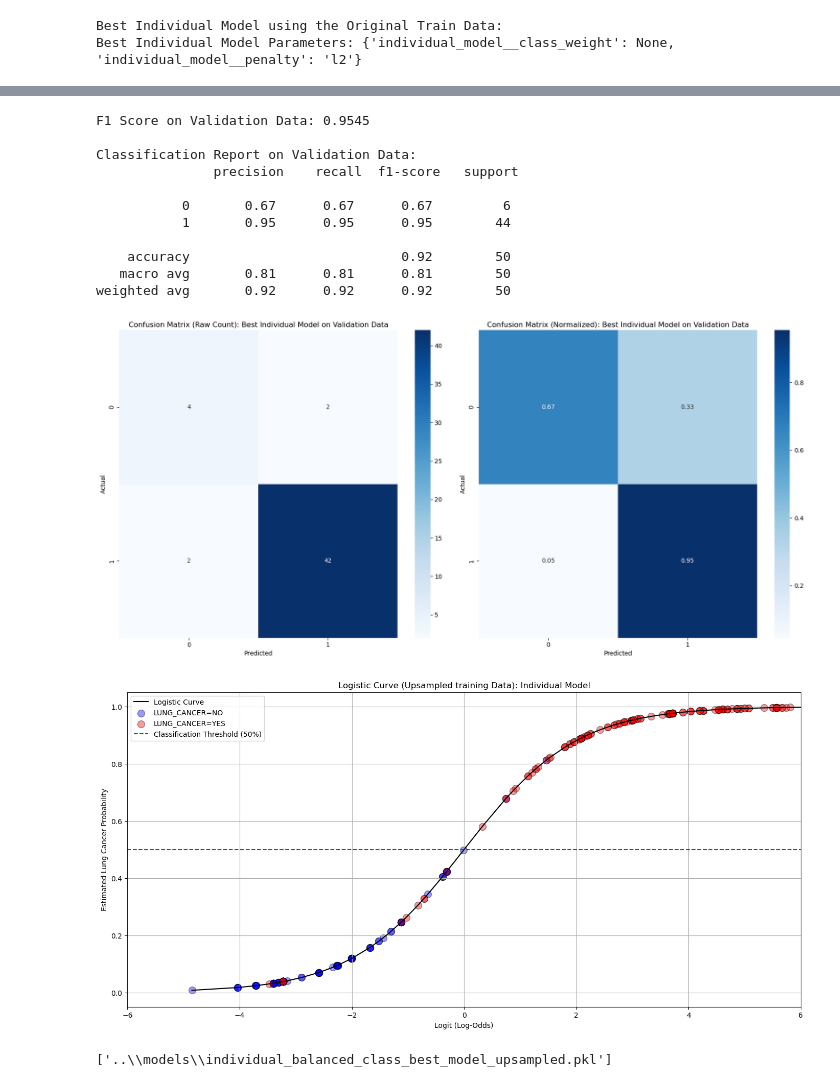
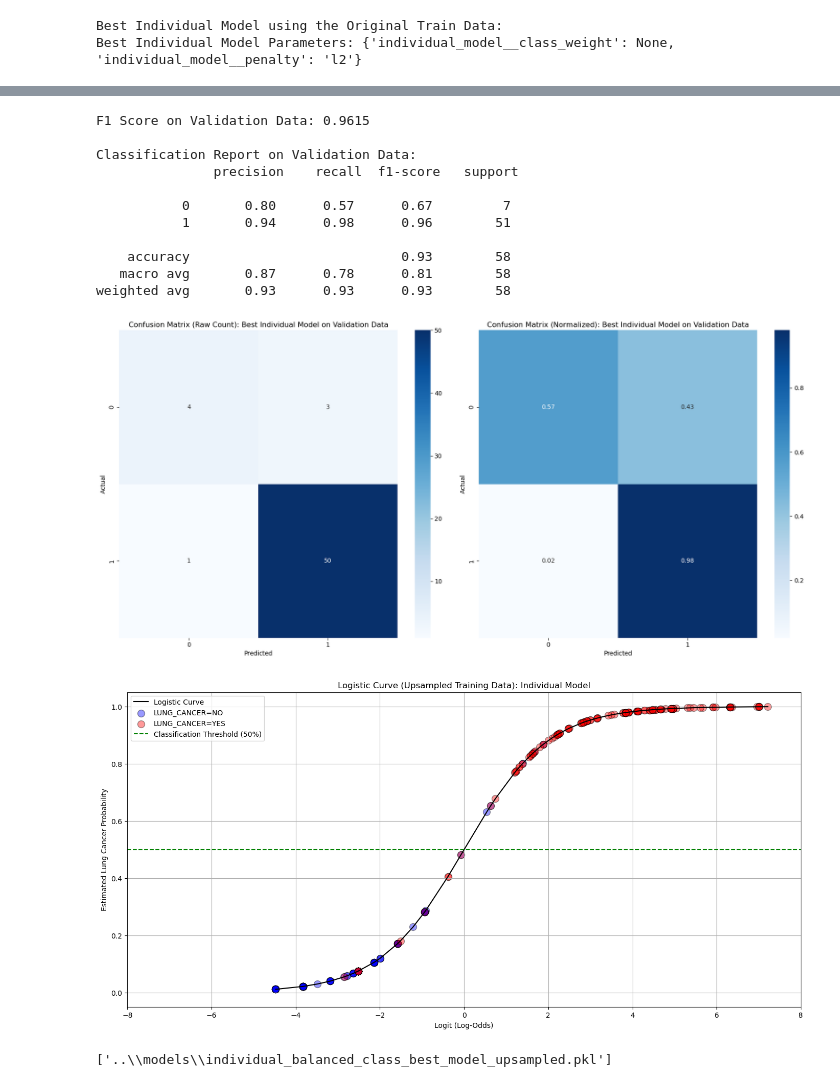
Before and after one commit to JohnPaulinePineda/Portfolio_Project_54, a Jupyter notebook: codes/EstimatingLungCancerProbabilitiesFromDemographicFactorsAndBehavioralIndicators.ipynb, the cells around one changed output, grey strips where cells are left out. Drawn from its saved outputs; the diff is of its cells as text; code cells hidden in the pictures.

Commit message:
Formulated the HTML and RMD files
Updated model fitting

```diff
--- a/codes/EstimatingLungCancerProbabilitiesFromDemographicFactorsAndBehavioralIndicators.ipynb
+++ b/codes/EstimatingLungCancerProbabilitiesFromDemographicFactorsAndBehavioralIndicators.ipynb
@@ -1007,7 +1007,7 @@ Target Variable Breakdown:
 # using a 70-30 ratio
 ##################################
 lung_cancer_train_initial, lung_cancer_test = train_test_split(lung_cancer_final,
-                                                               test_size=0.20,
+                                                               test_size=0.25,
                                                                stratify=lung_cancer_final['LUNG_CANCER'],
                                                                random_state=88888888)
 # %%
@@ -1058,7 +1058,7 @@ Name: LUNG_CANCER, dtype: float64
 # using a 70-30 ratio
 ##################################
 lung_cancer_train, lung_cancer_validation = train_test_split(lung_cancer_train_initial,
-                                                             test_size=0.20,
+                                                             test_size=0.25,
                                                              stratify=lung_cancer_train_initial['LUNG_CANCER'],
                                                              random_state=88888888)
 # %%
@@ -1783,17 +1848,17 @@ plt.show()
 print(f"F1 Score on Validation Data: {individual_balanced_class_best_model_upsampled_f1_validation:.4f}")
 print("\nClassification Report on Validation Data:\n", classification_report(y_validation, individual_balanced_class_best_model_upsampled.predict(X_validation)))
 # %% [output]
-F1 Score on Validation Data: 0.9545
+F1 Score on Validation Data: 0.9615
 
 Classification Report on Validation Data:
                precision    recall  f1-score   support
 
-           0       0.67      0.67      0.67         6
-           1       0.95      0.95      0.95        44
+           0       0.80      0.57      0.67         7
+           1       0.94      0.98      0.96        51
 
-    accuracy                           0.92        50
-   macro avg       0.81      0.81      0.81        50
-weighted avg       0.92      0.92      0.92        50
+    accuracy                           0.93        58
+   macro avg       0.87      0.78      0.81        58
+weighted avg       0.93      0.93      0.93        58
 # %%
 ##################################
 # Formulating the raw and normalized
@@ -1814,7 +1879,7 @@ ax[1].set_ylabel('Actual')
 plt.tight_layout()
 plt.show()
 # %% [output]
-[figure, old version]
+[figure, new version]
 # %%
 ##################################
 # Obtaining the logit values (log-odds)
@@ -1838,32 +1903,32 @@ individual_balanced_class_best_model_upsampled_probabilities_sorted = individual
 # %%
 ##################################
 # Plotting the estimated logistic curve
 # using the logit values
 # and estimated probabilities
 # obtained from the training data
 ##################################
 plt.figure(figsize=(17, 8))
 plt.plot(individual_balanced_class_best_model_upsampled_logit_values_sorted,
          individual_balanced_class_best_model_upsampled_probabilities_sorted, label='Logistic Curve', color='black')
 plt.ylim(-0.05, 1.05)
-plt.xlim(-6.00, 6.00)
+plt.xlim(-8.00, 8.00)
 target_0_indices = y_train_smote == 0
 target_1_indices = y_train_smote == 1
 plt.scatter(individual_balanced_class_best_model_upsampled_logit_values[target_0_indices],
             individual_balanced_class_best_model_upsampled_probabilities[target_0_indices],
             color='blue', alpha=0.40, s=100, marker= 'o', edgecolor='k', label='LUNG_CANCER=NO')
 plt.scatter(individual_balanced_class_best_model_upsampled_logit_values[target_1_indices],
             individual_balanced_class_best_model_upsampled_probabilities[target_1_indices],
             color='red', alpha=0.40, s=100, marker='o', edgecolor='k', label='LUNG_CANCER=YES')
 plt.axhline(0.5, color='green', linestyle='--', label='Classification Threshold (50%)')
-plt.title('Logistic Curve (Upsampled training Data): Individual Model')
+plt.title('Logistic Curve (Upsampled Training Data): Individual Model')
 plt.xlabel('Logit (Log-Odds)')
 plt.ylabel('Estimated Lung Cancer Probability')
 plt.grid(True)
 plt.legend(loc='upper left')
 plt.show()
 # %% [output]
-[figure, old version]
+[figure, new version]
 # %%
 ##################################
 # Saving the best individual model
```
Also changed, not shown: parts of 57 cells of this notebook, 21 other files.
